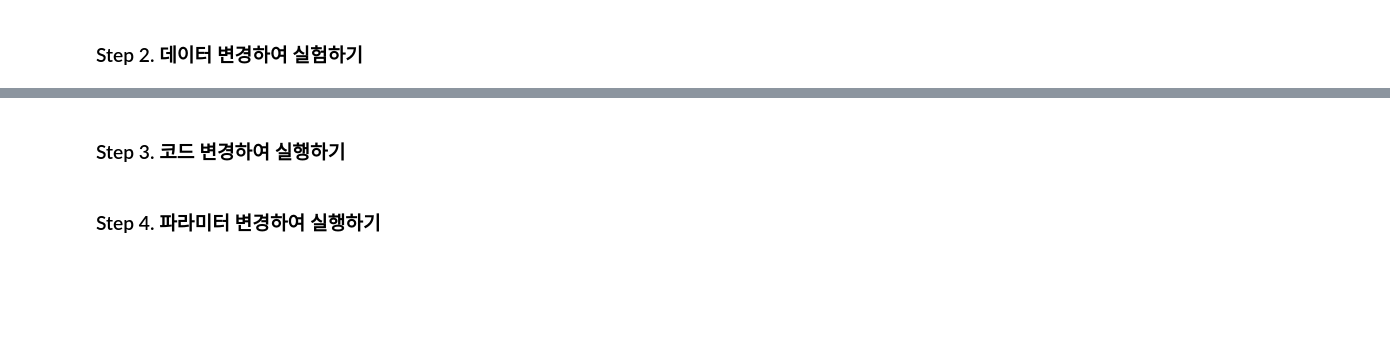
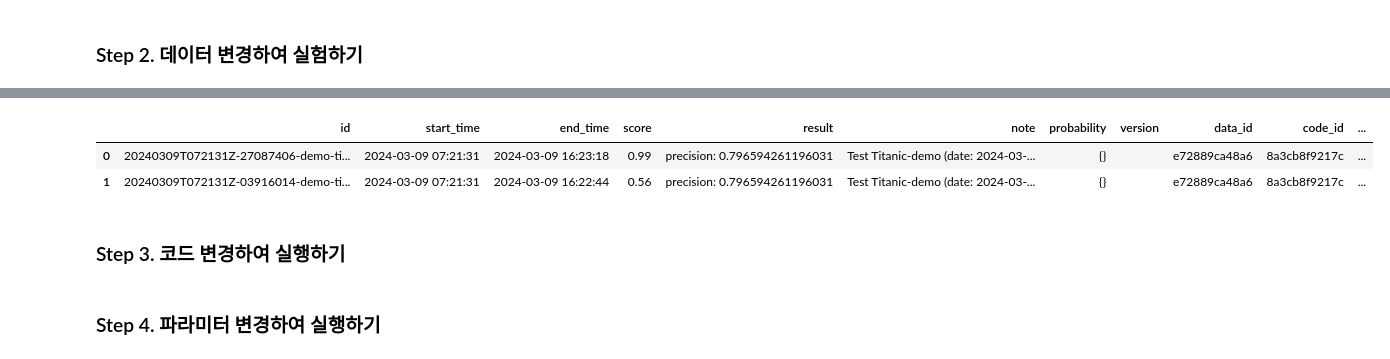
Before and after one commit to mellerikat/ALO, a Jupyter notebook: experiment-ai-solution.ipynb, the cells around one changed output, grey strips where cells are left out. Saved outputs shown, nothing was run; the diff lists cells and outputs as text; code cells hidden in the pictures; blank space fills up the shorter version.

```diff
--- a/experiment-ai-solution.ipynb
+++ b/experiment-ai-solution.ipynb
@@ -151,6 +237,10 @@ train_pipeline.save()
 # %%
-df = train_pipeline.history()
-display(df.head(15))
+table_list = train_pipeline.history()
+display(pd.DataFrame(table_list).head(20))
+# %% [output]
+|  | id | start_time | end_time | score | result | note | probability | version | data_id | code_id | ... |
+| 0 | 20240309T072131Z-27087406-demo-ti... | 2024-03-09 07:21:31 | 2024-03-09 16:23:18 | 0.99 | precision: 0.796594261196031 | Test Titanic-demo (date: 2024-03-... | {} |  | e72889ca48a6 | 8a3cb8f9217c | ... |
+| 1 | 20240309T072131Z-03916014-demo-ti... | 2024-03-09 07:21:31 | 2024-03-09 16:22:44 | 0.56 | precision: 0.796594261196031 | Test Titanic-demo (date: 2024-03-... | {} |  | e72889ca48a6 | 8a3cb8f9217c | ... |
 # %% [markdown]
 ### Step 3. 코드 변경하여 실행하기
 # %%
```
Also changed, not shown: parts of 11 cells of this notebook, 5 other files.
